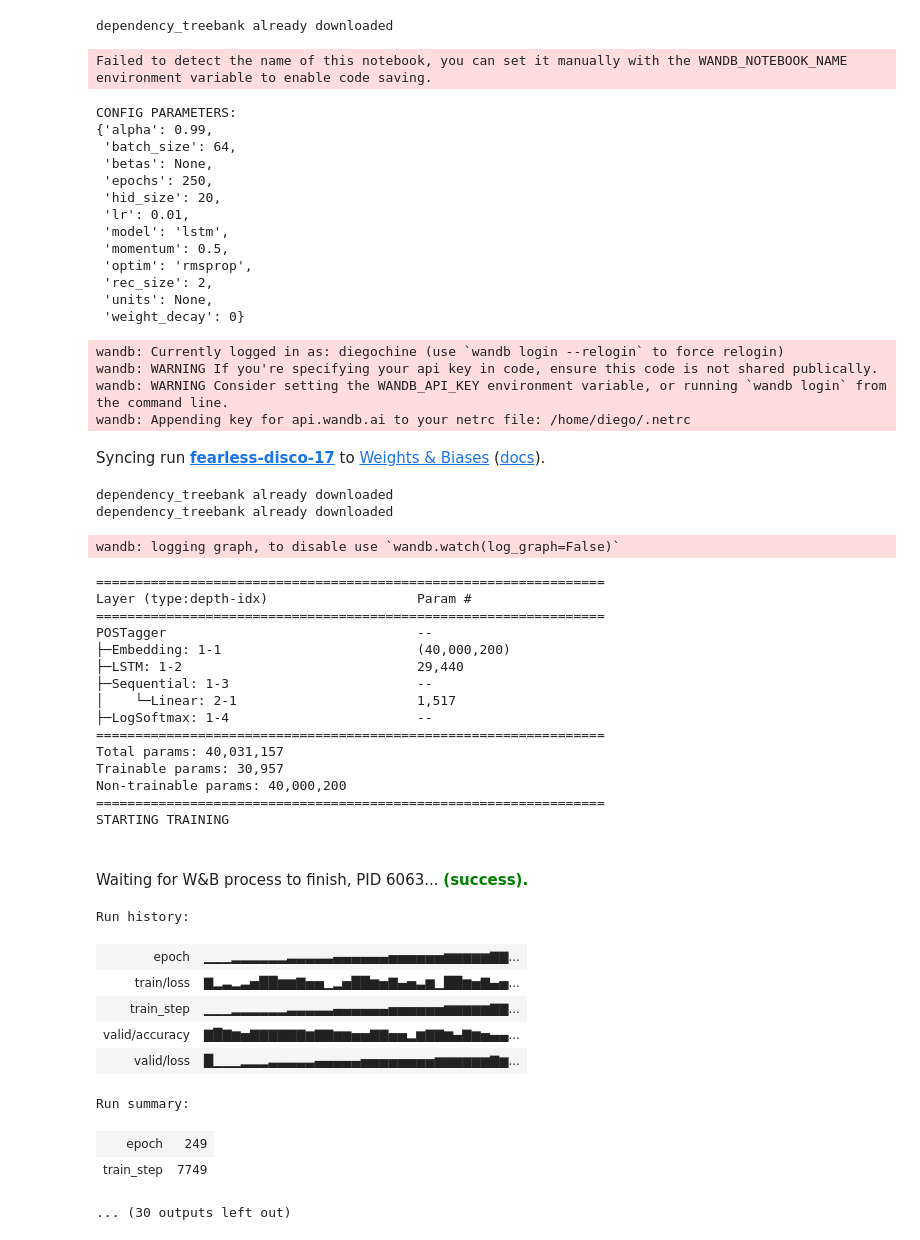
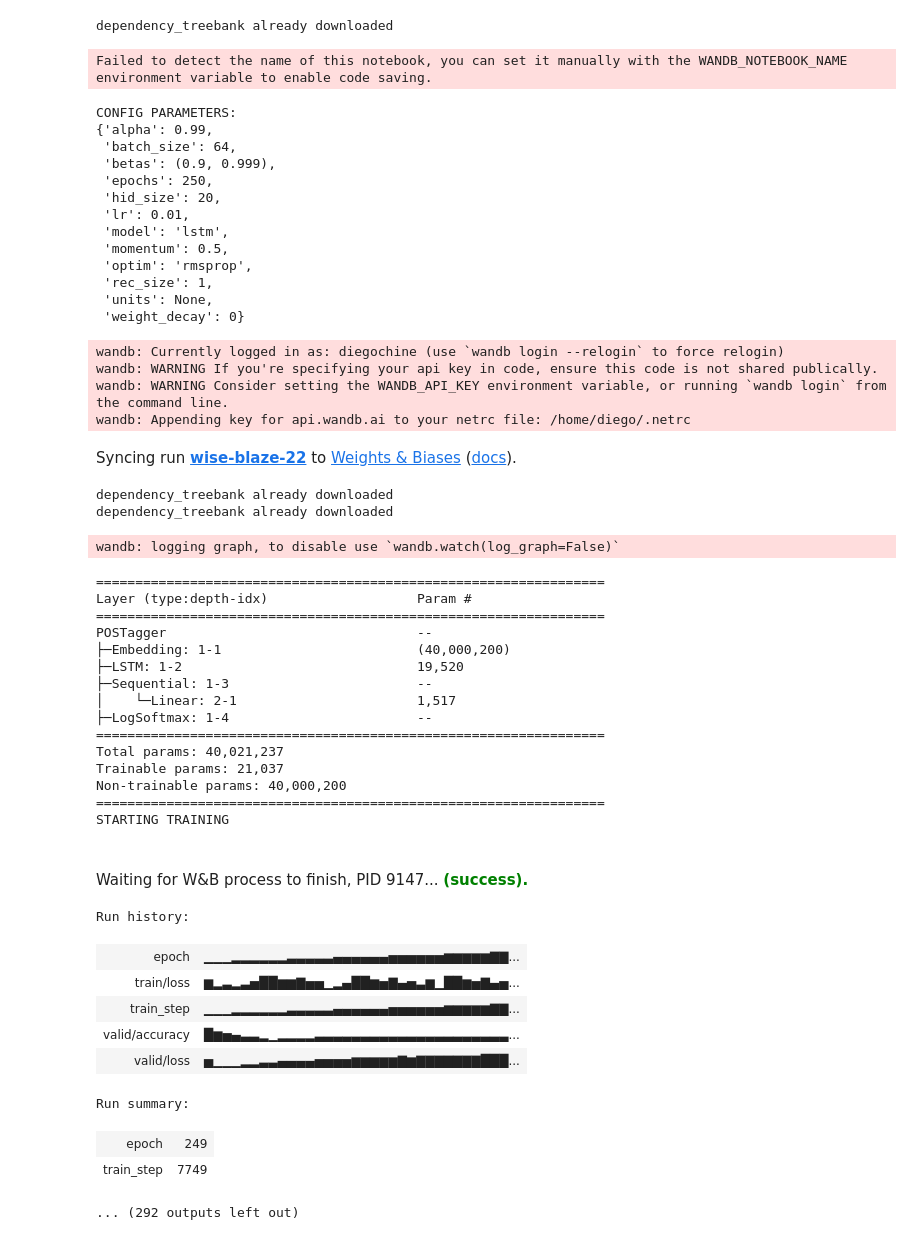
Before and after one commit to NLPetroni/assignment_one, a Jupyter notebook: assignment.ipynb, the cells around one changed output. Saved outputs shown, nothing was run; the diff lists cells and outputs as text; code cells hidden in the pictures.

```diff
--- a/assignment.ipynb
+++ b/assignment.ipynb
@@ -430,7 +430,7 @@ for lr in (0.01, 0.001):
         cfg.BATCH_SIZE = batch_size
         for optim in ('rmsprop', 'adam'):
             cfg.OPTIM = optim
-            for (rec_size, units) in ((2, None), (1, 16), (1, 32)):
+            for (rec_size, units) in ( (1, None), (2, None), (1, 16), (1, 32)):
                 cfg.REC_SIZE = rec_size
                 cfg.UNITS = units
                 train()
@@ -439,47 +439,47 @@ Failed to detect the name of this notebook, you can set it manually with the WAN
 CONFIG PARAMETERS:
 {'alpha': 0.99,
  'batch_size': 64,
- 'betas': None,
+ 'betas': (0.9, 0.999),
  'epochs': 250,
  'hid_size': 20,
  'lr': 0.01,
  'model': 'lstm',
  'momentum': 0.5,
  'optim': 'rmsprop',
- 'rec_size': 2,
+ 'rec_size': 1,
  'units': None,
  'weight_decay': 0}
 wandb: Currently logged in as: diegochine (use `wandb login --relogin` to force relogin)
 wandb: WARNING If you're specifying your api key in code, ensure this code is not shared publically.
 wandb: WARNING Consider setting the WANDB_API_KEY environment variable, or running `wandb login` from the command line.
 wandb: Appending key for api.wandb.ai to your netrc file: /home/diego/.netrc
-Syncing run fearless-disco-17 to Weights & Biases (docs).
+Syncing run wise-blaze-22 to Weights & Biases (docs).
 dependency_treebank already downloaded
 dependency_treebank already downloaded
 wandb: logging graph, to disable use `wandb.watch(log_graph=False)`
 =================================================================
 Layer (type:depth-idx)                   Param #
 =================================================================
 POSTagger                                --
 ├─Embedding: 1-1                         (40,000,200)
-├─LSTM: 1-2                              29,440
+├─LSTM: 1-2                              19,520
 ├─Sequential: 1-3                        --
 │    └─Linear: 2-1                       1,517
 ├─LogSoftmax: 1-4                        --
 =================================================================
-Total params: 40,031,157
-Trainable params: 30,957
+Total params: 40,021,237
+Trainable params: 21,037
 Non-trainable params: 40,000,200
 =================================================================
 STARTING TRAINING
-Waiting for W&B process to finish, PID 6063... (success).
+Waiting for W&B process to finish, PID 9147... (success).
 Run history:
 | epoch | ▁▁▁▂▂▂▂▂▂▃▃▃▃▃▄▄▄▄▄▄▅▅▅▅▅▅▆▆▆▆▆▇▇... |
-| train/loss | ▇▂▃▂▃▅██▆▆▇▅▅▁▂▅██▆▅▇▄▅▃▆▁██▆▅▇▄▅... |
+| train/loss | ▆▂▃▂▃▅██▆▆▇▅▅▁▂▄██▆▅▇▄▅▃▆▁██▆▅▇▄▅... |
 | train_step | ▁▁▁▂▂▂▂▂▂▃▃▃▃▃▄▄▄▄▄▄▅▅▅▅▅▅▆▆▆▆▆▇▇... |
-| valid/accuracy | ▇█▇▆▅▇▇▇▇▇▇▆▇▇▆▆▅▅▇▇▅▅▂▆▇▇▆▄▇▆▅▄▄... |
-| valid/loss | █▁▁▁▂▂▂▃▃▃▃▃▄▄▄▄▄▅▅▅▅▅▅▅▅▆▆▆▆▆▆▇▆... |
+| valid/accuracy | █▆▅▄▃▃▂▁▂▂▂▂▃▃▃▃▃▃▃▃▃▃▃▃▃▃▃▃▃▃▃▃▃... |
+| valid/loss | ▅▁▁▁▂▂▃▃▄▄▄▄▅▅▅▅▆▆▆▆▆▇▆▇▇▇▇▇▇▇███... |
 Run summary:
 | epoch | 249 |
 | train_step | 7749 |
-... (30 outputs left out)
+... (292 outputs left out)
```
Also changed, not shown: 1 other file.
